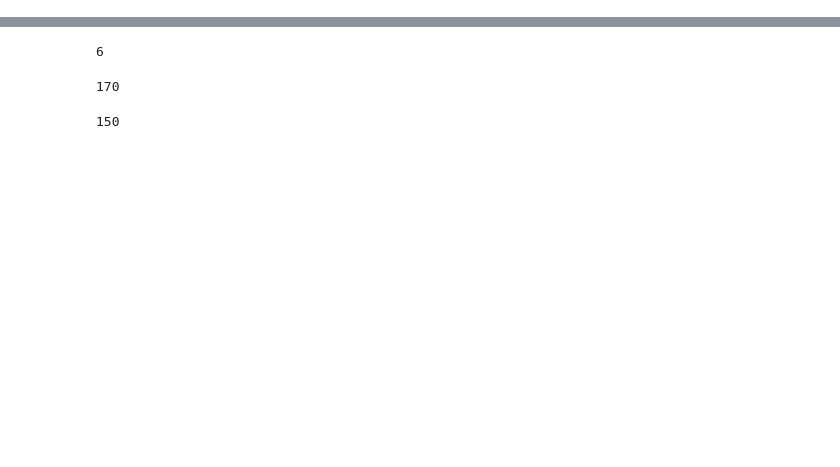
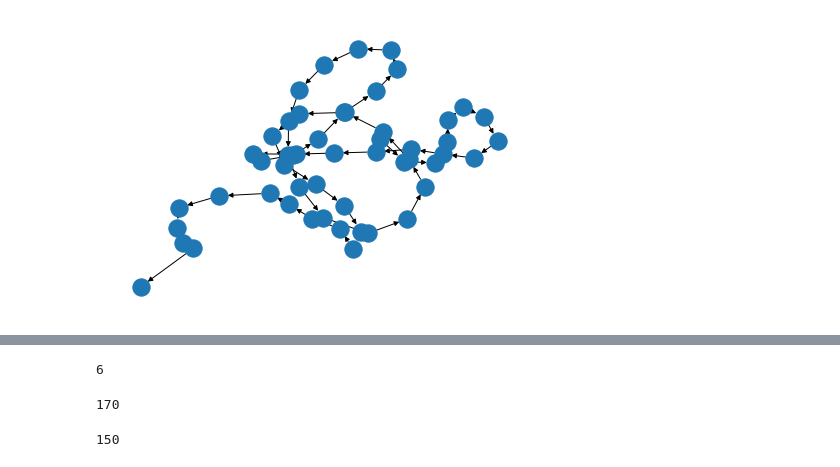
Before and after one commit to nebipeker/Analyzing-Transaction-Graphs-for-Price-Prediction-of-Bitcoin, a Jupyter notebook: Graph Creation.ipynb, the cells around one changed output, grey strips where cells are left out. Drawn from its saved outputs; the diff is of its cells as text; code cells hidden in the pictures; blank space fills up the shorter version.

```diff
--- a/Graph Creation.ipynb
+++ b/Graph Creation.ipynb
@@ -1,5 +9,5 @@
 # %%
-data = pd.read_csv("btc_tx_2011_2013.csv") #13- 14 - 15 e bakalim corr var mi hangi featurelar arasi average shortest path length etc.
+df = pd.read_csv("data/btc_tx_2011_2013.csv", ) #13- 14 - 15 e bakalim corr var mi hangi featurelar arasi average shortest path length etc.
 # flow bazli metrikler
 # her biri icin graph olusturulup time seriese bagli graphlar
 # makalelerdeki featurelar (stanford 2015 | Group work) aynilarini deneriz
@@ -10,7 +32,9 @@ data.head()
 # %%
-data.columns = ["tx_hash_from","tx_hash_to","datetime","amount_bitcoins"]
+x = nx.from_pandas_edgelist(df.loc[142450:142500],source="from",target ="to",edge_attr='amount', create_using=nx.DiGraph())
 # %%
-data
+nx.draw(x)
+# %% [output]
+[figure, added]
 # %%
 data.describe()
 # %%
```
Also changed, not shown: parts of 9 cells of this notebook, 10 other files.
